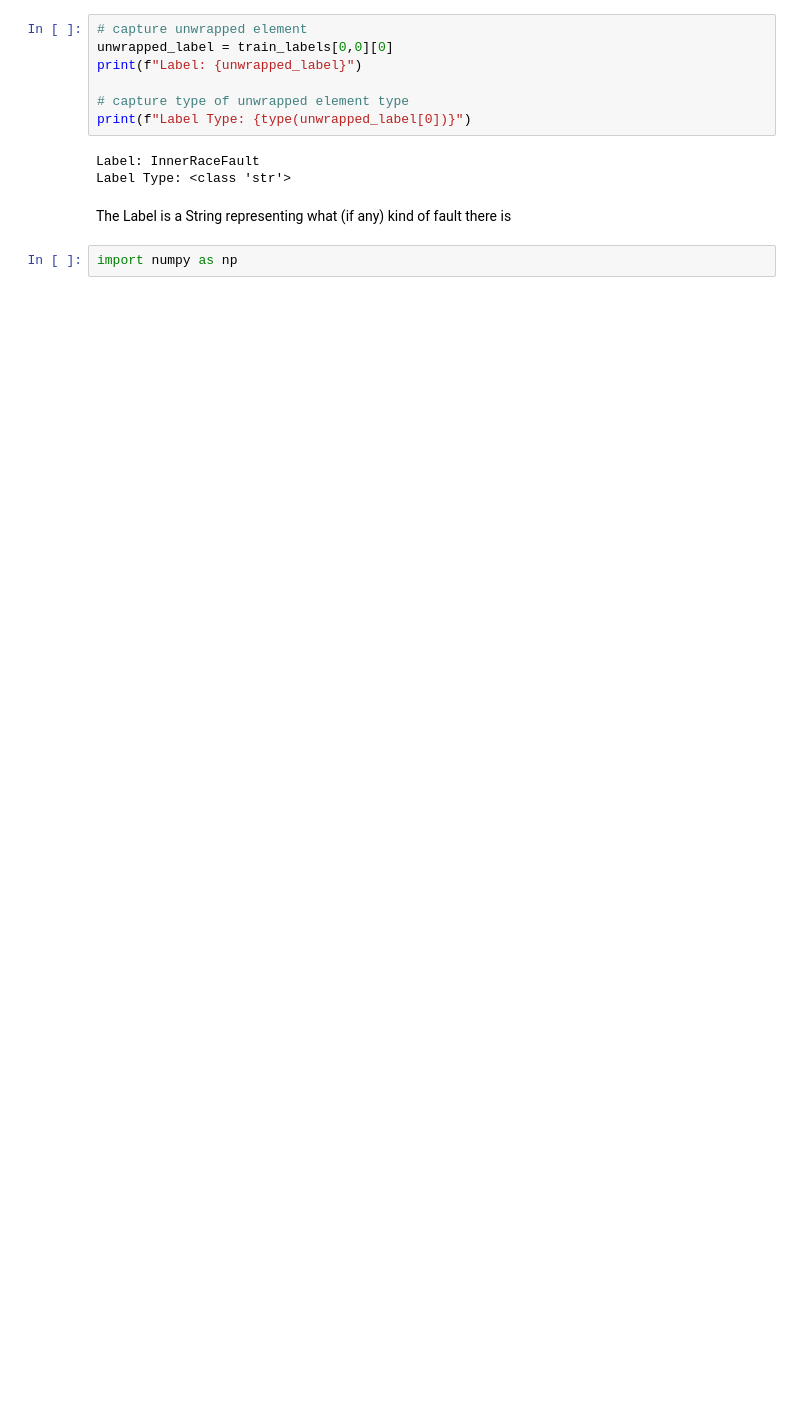
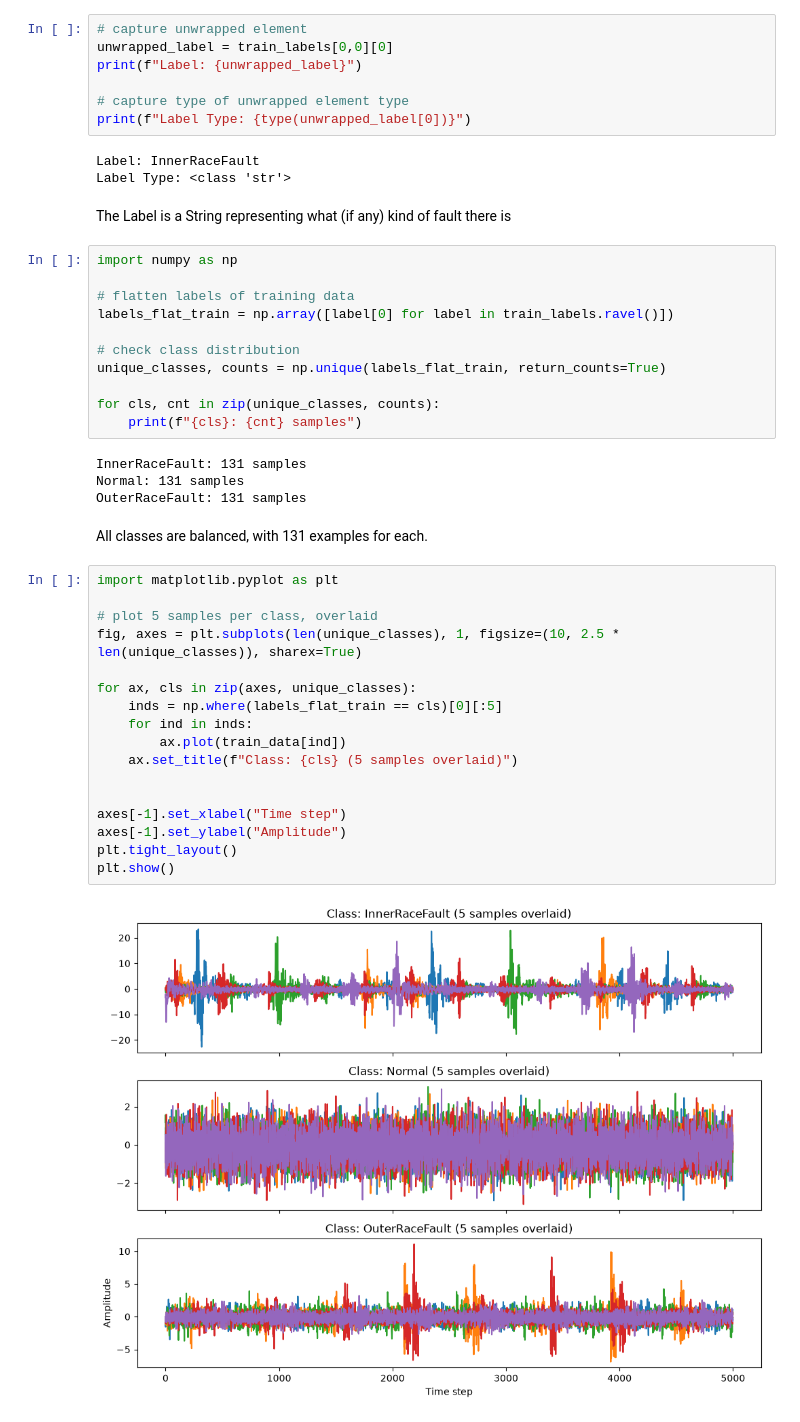
Before and after one commit to Break-Through-Tech/MathWorks-1B-unlocking-embedded-ai-through-efficient-compression, a Jupyter notebook: notebooks/Maayan/eda.ipynb, the cells around one changed output. Saved outputs shown, nothing was run; the diff lists cells and outputs as text; blank space fills up the shorter version.

```diff
--- a/notebooks/Maayan/eda.ipynb
+++ b/notebooks/Maayan/eda.ipynb
@@ -47,3 +47,37 @@ Label Type: <class 'str'>
 The Label is a String representing what (if any) kind of fault there is
 # %%
 import numpy as np
+
+# flatten labels of training data
+labels_flat_train = np.array([label[0] for label in train_labels.ravel()])
+
+# check class distribution
+unique_classes, counts = np.unique(labels_flat_train, return_counts=True)
+
+for cls, cnt in zip(unique_classes, counts):
+    print(f"{cls}: {cnt} samples")
+# %% [output]
+InnerRaceFault: 131 samples
+Normal: 131 samples
+OuterRaceFault: 131 samples
+# %% [markdown]
+All classes are balanced, with 131 examples for each.
+# %%
+import matplotlib.pyplot as plt
+
+# plot 5 samples per class, overlaid
+fig, axes = plt.subplots(len(unique_classes), 1, figsize=(10, 2.5 * len(unique_classes)), sharex=True)
+
+for ax, cls in zip(axes, unique_classes):
+    inds = np.where(labels_flat_train == cls)[0][:5]
+    for ind in inds:
+        ax.plot(train_data[ind])
+    ax.set_title(f"Class: {cls} (5 samples overlaid)")
+
+
+axes[-1].set_xlabel("Time step")
+axes[-1].set_ylabel("Amplitude")
+plt.tight_layout()
+plt.show()
+# %% [output]
+[figure, added]
```
Also changed, not shown: parts of 7 cells of this notebook.
